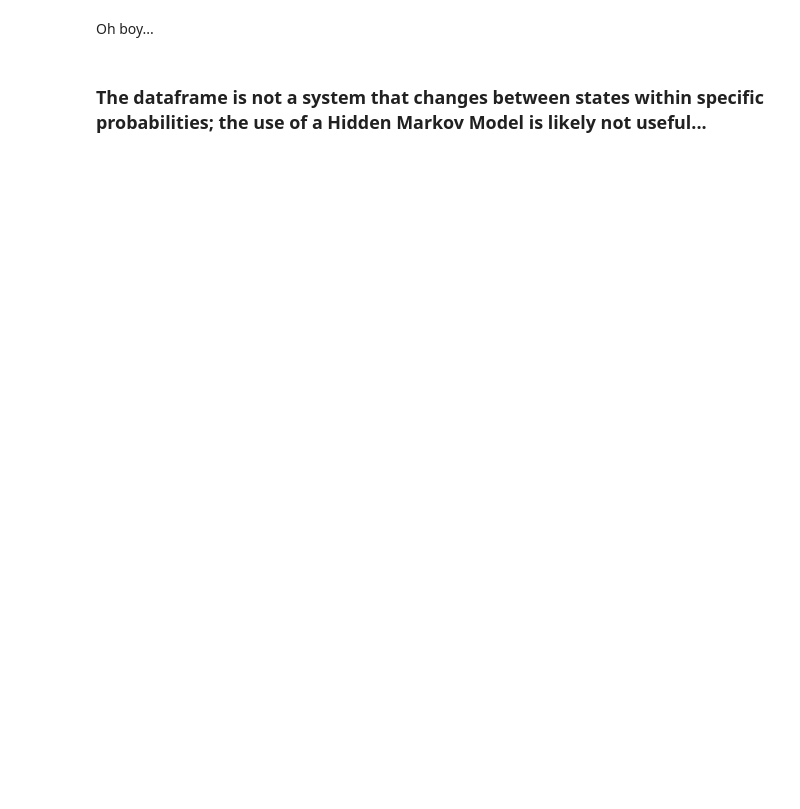
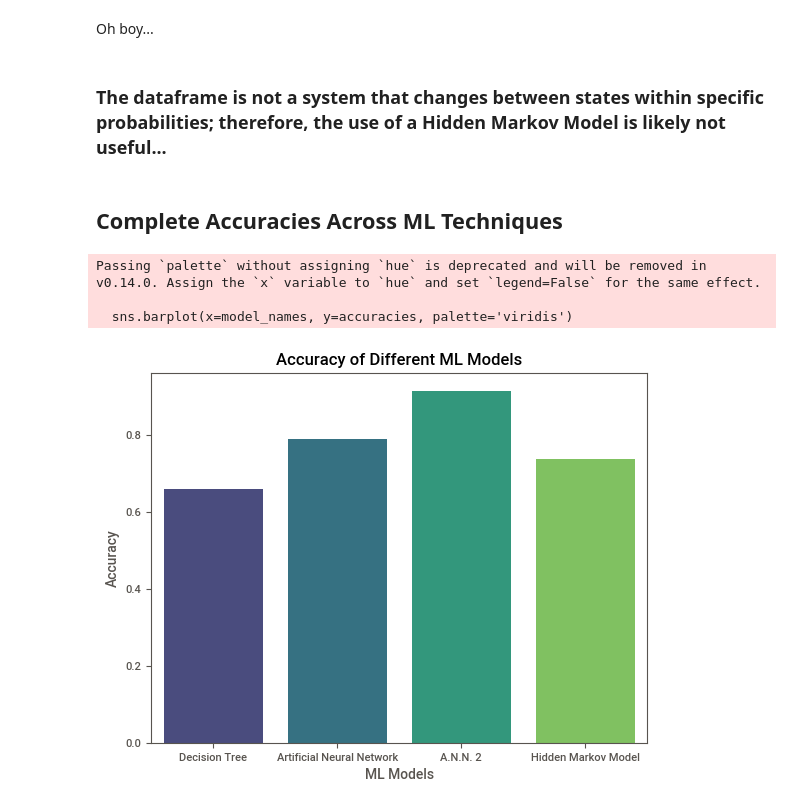
Before and after one commit to maxbshaw17/Date_Science_Final, a Jupyter notebook: Machine_Learning.ipynb, the cells around one changed output. Cells and saved outputs as stored; diff of their text form; code cells hidden in the pictures; blank space fills up the shorter version.

Commit message:
Created Graph of Accuracies + General Fixes

```diff
--- a/Machine_Learning.ipynb
+++ b/Machine_Learning.ipynb
@@ -127,0 +128,5 @@ print(confusion_matrix(y_test,predictions))
+# %%
+# Calculate accuracy using sklearn.metric's function
+from sklearn.metrics import accuracy_score
+dt_accuracy = accuracy_score(y_test, predictions)
+print(dt_accuracy)
@@ -233,0 +234,3 @@ print(accuracy)
+# %%
+ann_accuracy = accuracy_score(y_test_original, y_pred_original)
+print(ann_accuracy)
@@ -349,4 +354,4 @@ plt.show()
 # %%
-accuracy = accuracy_score(y_test_original, y_pred_original)
-print(accuracy)
+ann2_accuracy = accuracy_score(y_test_original, y_pred_original)
+print(ann2_accuracy)
 # %% [output]
@@ -424,6 +429,6 @@ y_pred = model.predict(X_test)
 y_pred_original = label_encoder.inverse_transform(y_pred)
 y_test_original = label_encoder.inverse_transform(y_test)
 # %%
-accuracy = accuracy_score(y_test_original, y_pred_original)
-print(accuracy)
+hmm_accuracy = accuracy_score(y_test_original, y_pred_original)
+print(hmm_accuracy)
 # %% [output]
@@ -446,6 +451,26 @@ plt.show()
 # %% [markdown]
 Oh boy...
 # %% [markdown]
-### The dataframe is not a system that changes between states within specific probabilities; the use of a Hidden Markov Model is likely not useful...
+### The dataframe is not a system that changes between states within specific probabilities; therefore, the use of a Hidden Markov Model is likely not useful...
-# %% [markdown]
-#
+# %% [markdown]
+## Complete Accuracies Across ML Techniques
+# %%
+# Define model names and their accuracies
+model_names = ['Decision Tree', 'Artificial Neural Network', 'A.N.N. 2', 'Hidden Markov Model']
+accuracies = [dt_accuracy, ann_accuracy, ann2_accuracy, hmm_accuracy]
+
+# Create a bar chart using Seaborn
+sns.barplot(x=model_names, y=accuracies, palette='viridis')
+
+# Add labels and title
+plt.xlabel('ML Models')
+plt.ylabel('Accuracy')
+plt.title('Accuracy of Different ML Models')
+
+# Show the plot
+plt.show()
+# %% [output]
+Passing `palette` without assigning `hue` is deprecated and will be removed in v0.14.0. Assign the `x` variable to `hue` and set `legend=False` for the same effect.
+
+  sns.barplot(x=model_names, y=accuracies, palette='viridis')
+[figure, added]
```
Also changed, not shown: parts of 19 cells of this notebook.
